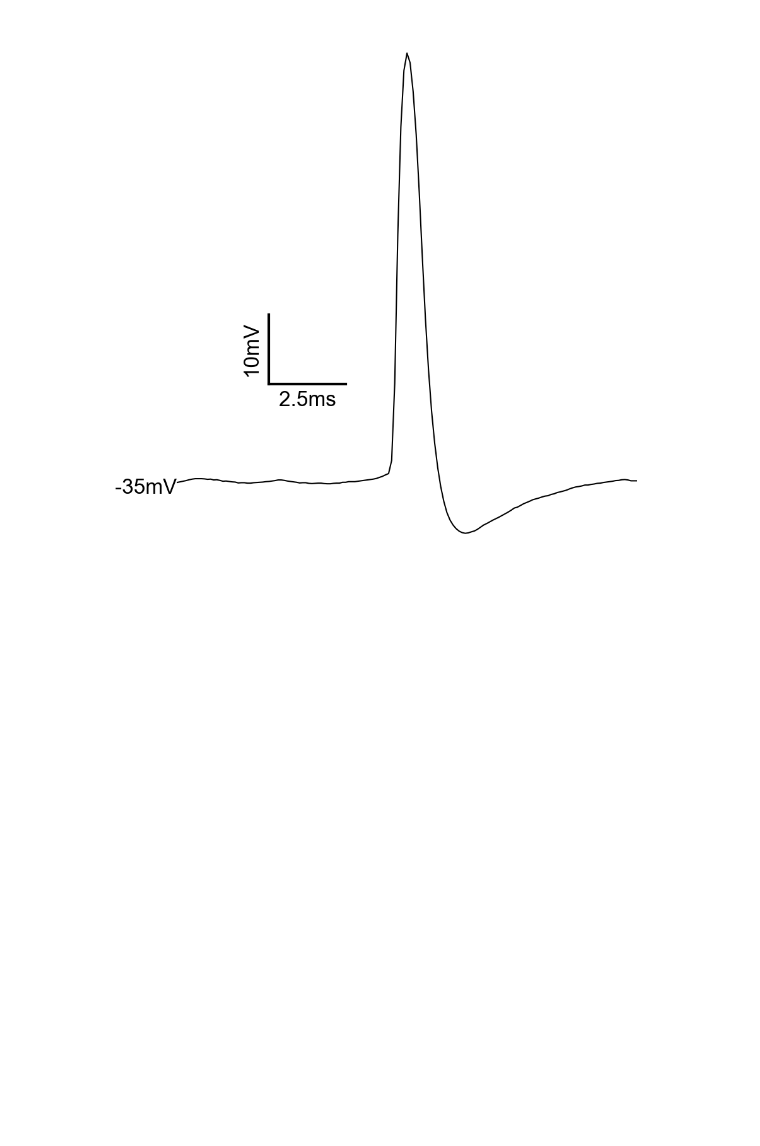
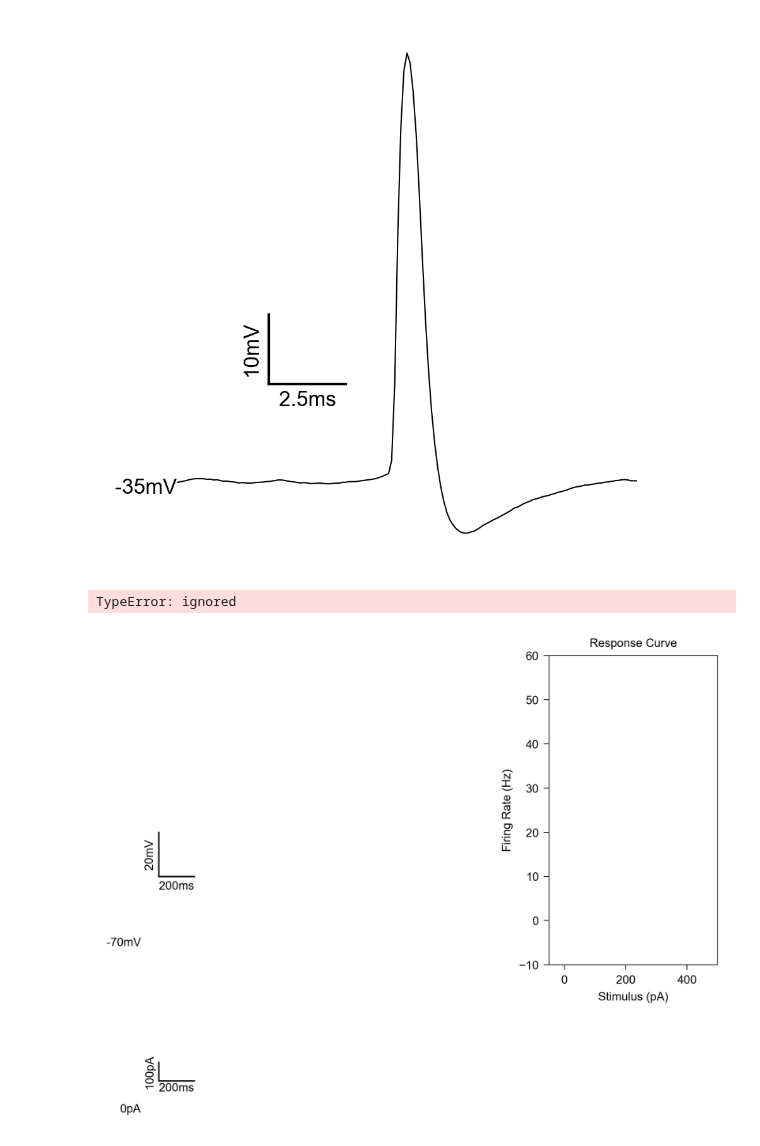
Before and after one commit to dtabuena/Workshop, a Jupyter notebook: Gain_Rheo_Anim.ipynb, the cells around one changed output. Drawn from its saved outputs; the diff is of its cells as text; code cells hidden in the pictures; blank space fills up the shorter version.

```diff
--- a/Gain_Rheo_Anim.ipynb
+++ b/Gain_Rheo_Anim.ipynb
@@ -325,0 +411,11 @@ for my_file in im_list:
+# %%
+from matplotlib.animation import FuncAnimation, PillowWriter
+
+fig, ax = prep_fig()
+frames = abf.sweepList + [abf.sweepList[-1]+1]
+
+
+ani = FuncAnimation(fig, animate_sweeps, interval=40, blit=True, repeat=True, frames=frames)
+# %% [output]
+TypeError: ignored
+[figure, added]
```
Also changed, not shown: parts of 5 cells of this notebook.
